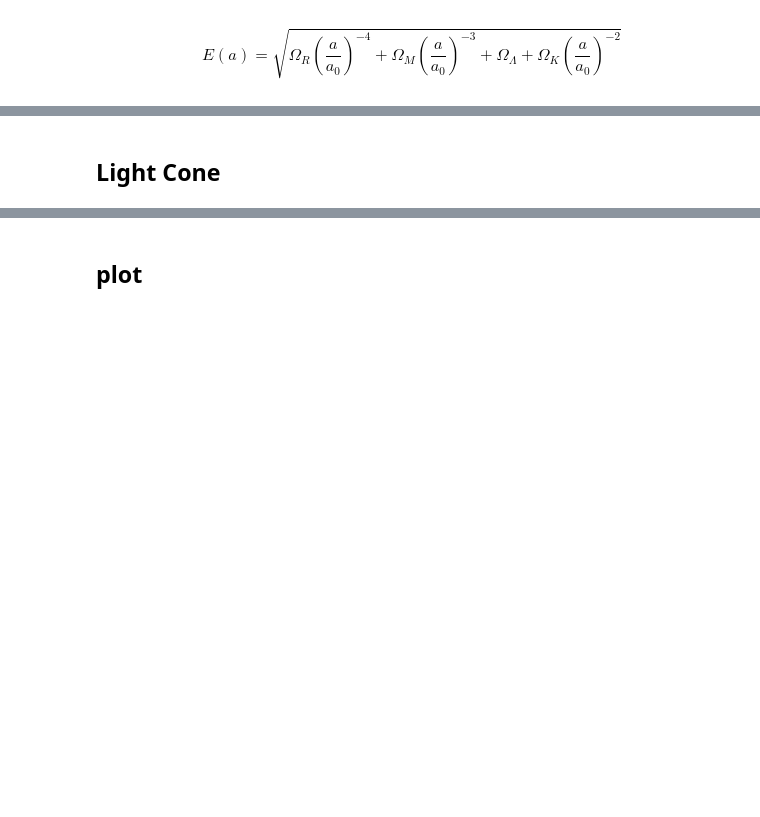
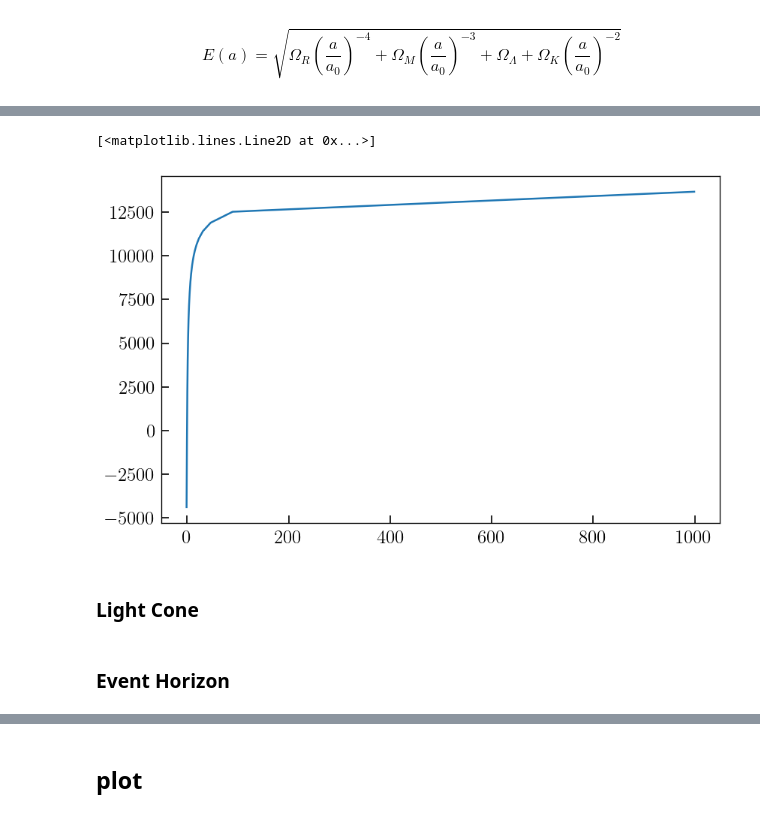
Before and after one commit to SiyiZhao/learnCosmology, a Jupyter notebook: code/expansion.ipynb, the cells around one changed output, grey strips where cells are left out. Cells and saved outputs as stored; diff of their text form; code cells hidden in the pictures; blank space fills up the shorter version.

```diff
--- a/code/expansion.ipynb
+++ b/code/expansion.ipynb
@@ -84,3 +113,7 @@ def Ha(a, H0, a0, OmR, OmM, OmL, OmK):
 H0 = 70 #km/s/Mpc
 # %%
 c = 3e5 #km/s
+# %%
+def dchi_over_da(a, H0, a0, OmR, OmM, OmL, OmK):
+    'give me H0 in km/s/Mpc, return chi_lc in Mpc, as c is in km/s'
+    return c * dtau_over_da(a, H0, a0, OmR, OmM, OmL, OmK)
@@ -89,2 +126,14 @@ chi_H = c/(a1_l * Ha(a1_l, H0, a0, OmR, OmM, OmL, OmK)) #Mpc
+# %%
+chi_l = []
+for a1 in a1_l:
+    chi = integrate.quad(lambda a: dchi_over_da(a, H0, a0, OmR, OmM, OmL, OmK), a1, a0)
+    chi_l.append(chi[0])
+# %%
+plt.plot(z1_l, chi_l)
+# plt.xscale('symlog')
+# plt.yscale('symlog')
+# %% [output]
+[<matplotlib.lines.Line2D at 0x...>]
+[figure, added]
 # %% [markdown]
-## Light Cone
+### Light Cone
@@ -101 +144,3 @@ for a1 in a1_l:
     lc_l.append(lc[0])
+# %% [markdown]
+### Event Horizon
```
Also changed, not shown: parts of 36 cells of this notebook, 5 other files.
